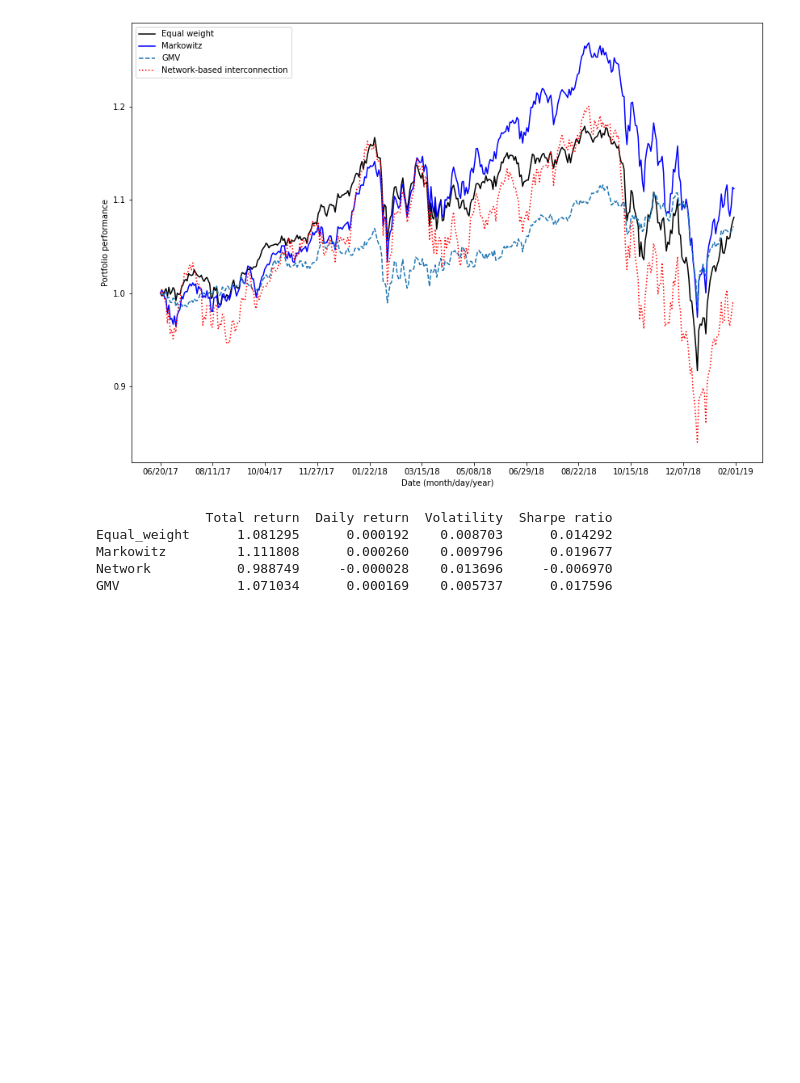
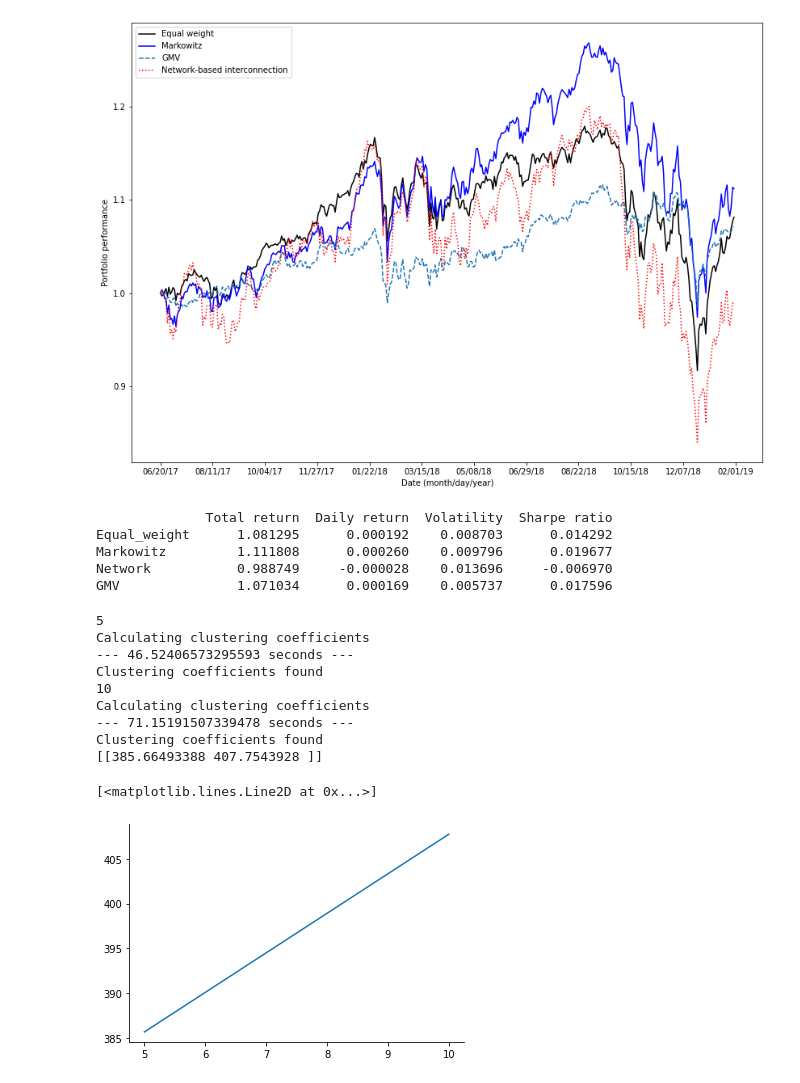
Before and after one commit to joonaskaraila/Portfolio_optimization, a Jupyter notebook: Portfolio_optimization.ipynb, the cells around one changed output. Drawn from its saved outputs; the diff is of its cells as text; code cells hidden in the pictures; blank space fills up the shorter version.

```diff
--- a/Portfolio_optimization.ipynb
+++ b/Portfolio_optimization.ipynb
@@ -382,5 +382,28 @@ Equal_weight      1.081295      0.000192    0.008703      0.014292
 Markowitz         1.111808      0.000260    0.009796      0.019677
 Network           0.988749     -0.000028    0.013696     -0.006970
 GMV               1.071034      0.000169    0.005737      0.017596
+# %%
+# test different s values for calculating H (seems that s = 50 gives good enough values)
+number_of_ss = 2
+multiple = 5
+H_values = np.zeros((1,number_of_ss))
+for s in range(1,number_of_ss+1):
+    print(s*multiple)
+    H = calculate_H(training_returns,s*multiple)
+    H_values[0,s-1] = np.sum(H)
+print(H_values)
+plt.plot(multiple*np.arange(1,number_of_ss+1),H_values.T)
+# %% [output]
+5
+Calculating clustering coefficients
+--- 46.52406573295593 seconds ---
+Clustering coefficients found
+10
+Calculating clustering coefficients
+--- 71.15191507339478 seconds ---
+Clustering coefficients found
+[[385.66493388 407.7543928 ]]
+[<matplotlib.lines.Line2D at 0x...>]
+[figure, added]
 # %%
 # Create rolling window backtesting
```
Also changed, not shown: parts of 3 cells of this notebook.
